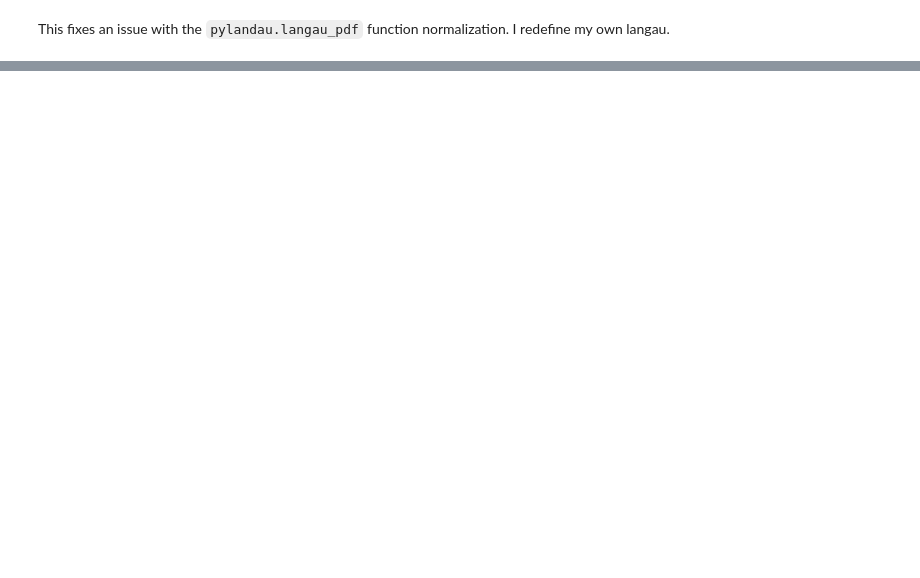
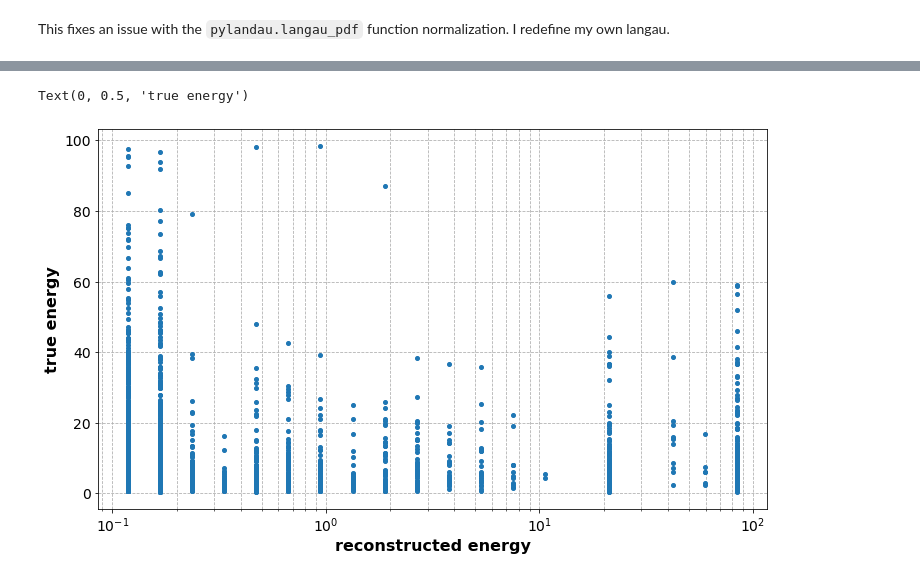
Before and after one commit to socrossley/Cosmic_Muon_CER, a Jupyter notebook: Likelihood.ipynb, the cells around one changed output, grey strips where cells are left out. Cells and saved outputs as stored; diff of their text form; code cells hidden in the pictures; blank space fills up the shorter version.

```diff
--- a/Likelihood.ipynb
+++ b/Likelihood.ipynb
@@ -45,4 +45,4 @@ display(fitdata)
 This fixes an issue with the <code>pylandau.langau_pdf</code> function normalization. I redefine my own langau.
 # %%
 def langau_pdf(dedx, mpv, eta, sig):
-    return eta * pylandau.langau_pdf(dedx, mpv, eta, sig)
+    return eta * pylandau.get_langau_pdf(dedx, mpv, eta, sig)
@@ -52,0 +192,35 @@ True
+# %%
+rootfile = r"./data/simulated_cosmics.root"
+caindex = 0
+muons = load_muons(rootfile, caindex)
+# %%
+truth = []
+reconstructed = []
+num_bad_muons = 0
+p_count = 0
+
+tot_particles = len(muons)
+pcnt_per_count = 100./tot_particles
+count_per_pcnt = 1/pcnt_per_count
+running_count_for_pcnt_increment = 0
+
+for muon in muons:
+
+    if p_count > running_count_for_pcnt_increment:
+        print(f"{(running_count_for_pcnt_increment / tot_particles)*100:.0f}%   ", end = '\n', flush=True)
+        running_count_for_pcnt_increment += count_per_pcnt
+
+    p_count += 1
+    if not good_muon(muon):
+        num_bad_muons += 1
+        continue
+
+    e_min, e_max = CER(muon)
+
+    true_e = muon['backtracked_e']
+    truth.append(true_e)
+
+    guess_e = 10**((np.log10(e_min) + np.log10(e_max))/2)
+    reconstructed.append(guess_e)
+
+print(num_bad_muons)
@@ -52,0 +245,10 @@ True
+# %%
+fig = plt.figure()
+plt.style.use(r'./stylesheets/eloss.mplstyle')
+plt.plot(reconstructed, truth, '.')
+plt.xscale('log')
+plt.xlabel('reconstructed energy')
+plt.ylabel('true energy')
+# %% [output]
+Text(0, 0.5, 'true energy')
+[figure, added]
```
Also changed, not shown: parts of 16 cells of this notebook, 2 other files.
